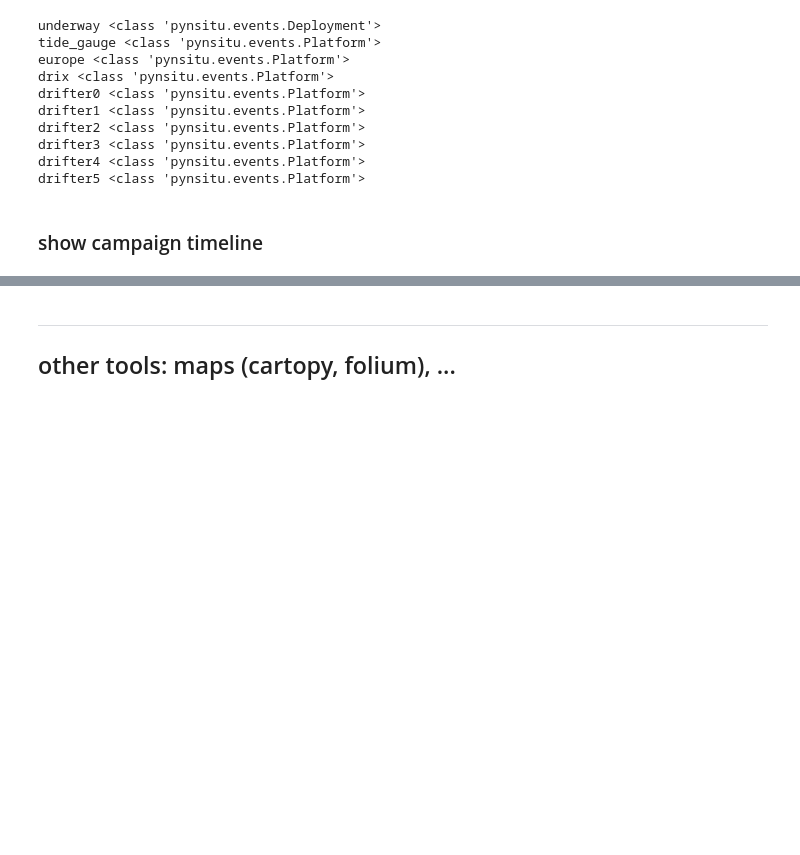
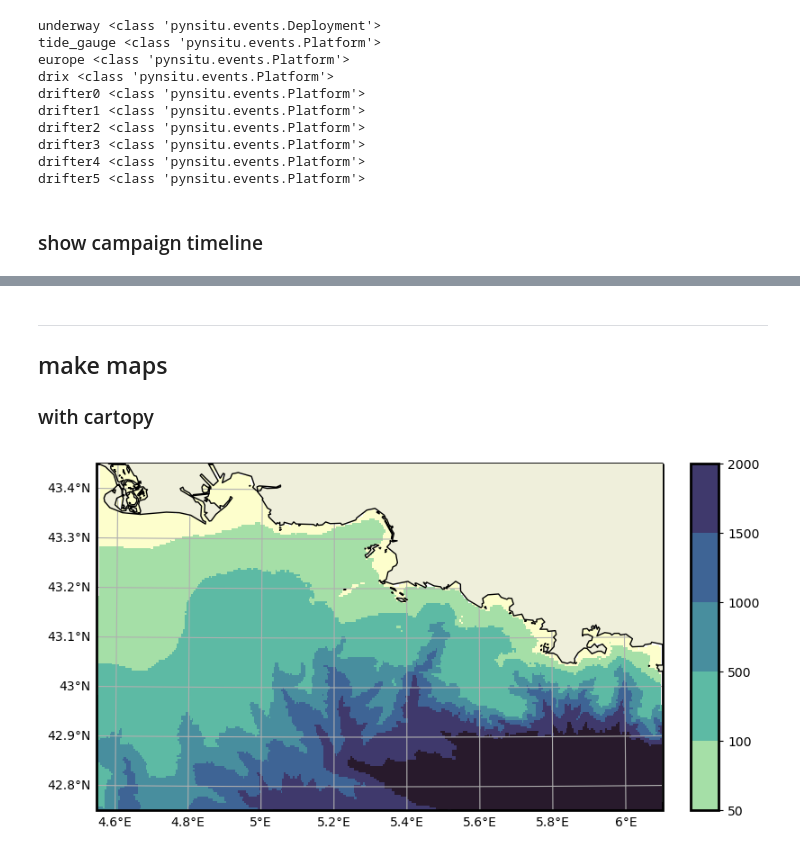
Before and after one commit to apatlpo/pynsitu, a Jupyter notebook: doc/example_events.ipynb, the cells around one changed output, grey strips where cells are left out. Saved outputs shown, nothing was run; the diff lists cells and outputs as text; code cells hidden in the pictures; blank space fills up the shorter version.

Commit message:
debug plot_map and map in Campaign objects

```diff
--- a/doc/example_events.ipynb
+++ b/doc/example_events.ipynb
@@ -52,3 +50,10 @@ w
 # %% [markdown]
 ---
-## other tools: maps (cartopy, folium), ...
+## make maps
+
+
+### with cartopy
+# %%
+fac = cp.plot_map(coastline="h")
+# %% [output]
+[figure, added]
```
Also changed, not shown: parts of 4 cells of this notebook, 3 other files.
